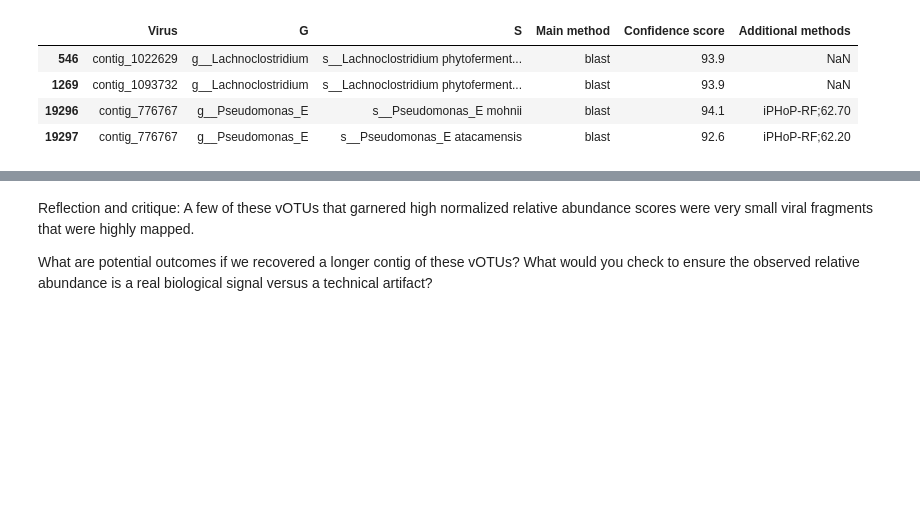
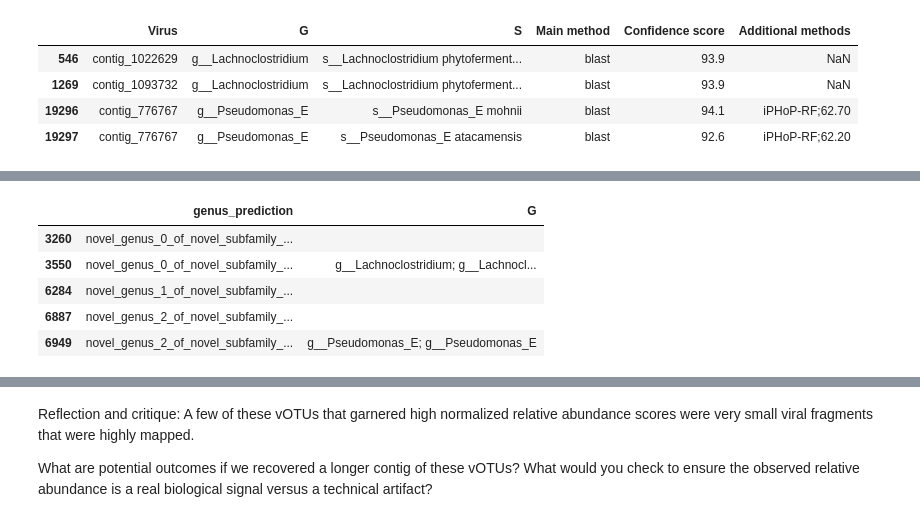
Before and after one commit to jamesriddellv/2026-Viromics-Practicals, a Jupyter notebook: day3_Bioreactor_viruses_deep_dive_host_prediction.ipynb, the cells around one changed output, grey strips where cells are left out. Cells and saved outputs as stored; diff of their text form; code cells hidden in the pictures; blank space fills up the shorter version.

```diff
--- a/day3_Bioreactor_viruses_deep_dive_host_prediction.ipynb
+++ b/day3_Bioreactor_viruses_deep_dive_host_prediction.ipynb
@@ -253,0 +302,7 @@ Yet, vConTACT3 may be able to get around these limitations, Even with a few gene
+# %%
+unassigned_genera = list(
+    taxonomy_df.loc[taxonomy_df['Genome'].isin(abundant_no_assignment_list)]['genus_prediction'].unique()
+)
+# remove the singleton 'nan' because singletons are not clustered together
+unassigned_genera = unassigned_genera[:-1]
+unassigned_genera
@@ -253,0 +315,13 @@ Yet, vConTACT3 may be able to get around these limitations, Even with a few gene
+# %%
+# Merge iPHoP predictions, then group by genus
+taxonomy_iphop_merged = taxonomy_df.merge(iphop_df, left_on='Genome', right_on='Virus', how='left').fillna('')
+# %%
+grouped_by_votu_genus = taxonomy_iphop_merged.groupby('genus_prediction').agg({'G': '; '.join}).reset_index()
+grouped_by_votu_genus.loc[grouped_by_votu_genus['genus_prediction'].isin(unassigned_genera)]
+# %% [output]
+|  | genus_prediction | G |
+| 3260 | novel_genus_0_of_novel_subfamily_... |  |
+| 3550 | novel_genus_0_of_novel_subfamily_... | g__Lachnoclostridium; g__Lachnocl... |
+| 6284 | novel_genus_1_of_novel_subfamily_... |  |
+| 6887 | novel_genus_2_of_novel_subfamily_... |  |
+| 6949 | novel_genus_2_of_novel_subfamily_... | g__Pseudomonas_E; g__Pseudomonas_E |
```
Also changed, not shown: parts of 14 cells of this notebook.
